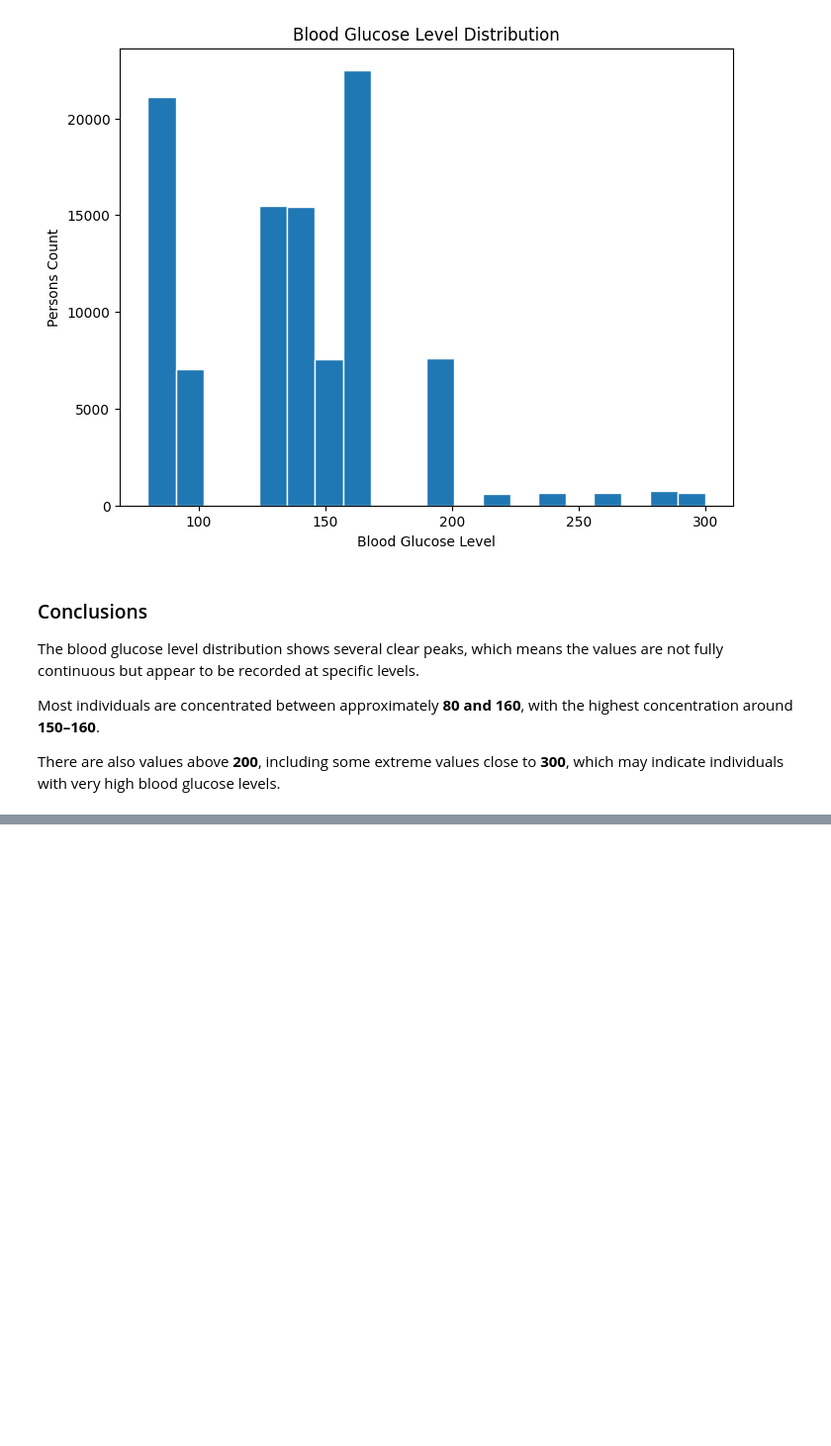
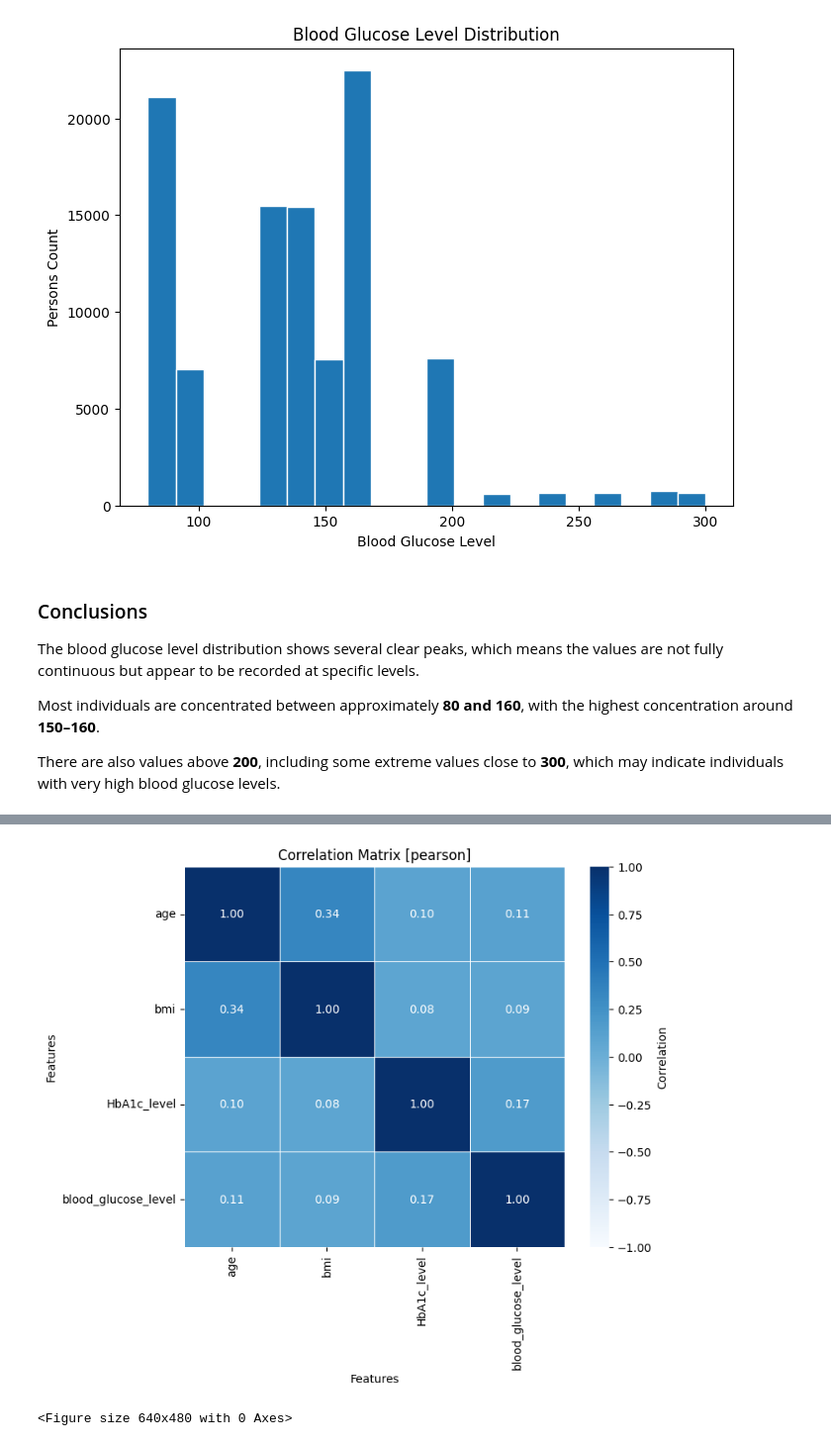
Before and after one commit to plamensve/SU_ML_RETAKE_EXAM_2026, a Jupyter notebook: notebooks/02_eda.ipynb, the cells around one changed output, grey strips where cells are left out. Shown at 99% size. Drawn from its saved outputs; the diff is of its cells as text; code cells hidden in the pictures; blank space fills up the shorter version.

```diff
--- a/notebooks/02_eda.ipynb
+++ b/notebooks/02_eda.ipynb
@@ -505,0 +517,35 @@ There are also values above **200**, including some extreme values close to **30
+# %%
+# Select only the numerical features that will be included
+# in the correlation analysis.
+numerical_columns = [
+    'age',
+    'bmi',
+    'HbA1c_level',
+    'blood_glucose_level'
+]
+
+# Calculate the Pearson correlation matrix.
+# Pearson measures the strength of linear relationships
+# between numerical variables.
+correlation_report_pearson = data[numerical_columns].corr(method="pearson")
+
+# Calculate the Spearman correlation matrix.
+# Spearman measures monotonic relationships based on feature ranks
+# and is less sensitive to outliers than Pearson correlation.
+correlation_report_spearman = data[numerical_columns].corr(method="spearman")
+
+# Calculate both Pearson and Spearman correlation matrices
+# to compare the results and determine whether the relationships
+# between the numerical features are primarily linear or monotonic.
+# If the coefficients are similar, the relationships are consistent
+# across both correlation methods.
+# %%
+plot_correlation_matrix(correlation_report_pearson, method='pearson')
+
+# Save the figure.
+plt.savefig('../reports/figures/pearson_corr_matrix_numerical_ftrs.png',
+            dpi=300,
+            bbox_inches='tight')
+# %% [output]
+[figure, added]
+<Figure size 640x480 with 0 Axes>
```
Also changed, not shown: parts of 4 cells of this notebook, 7 other files.
